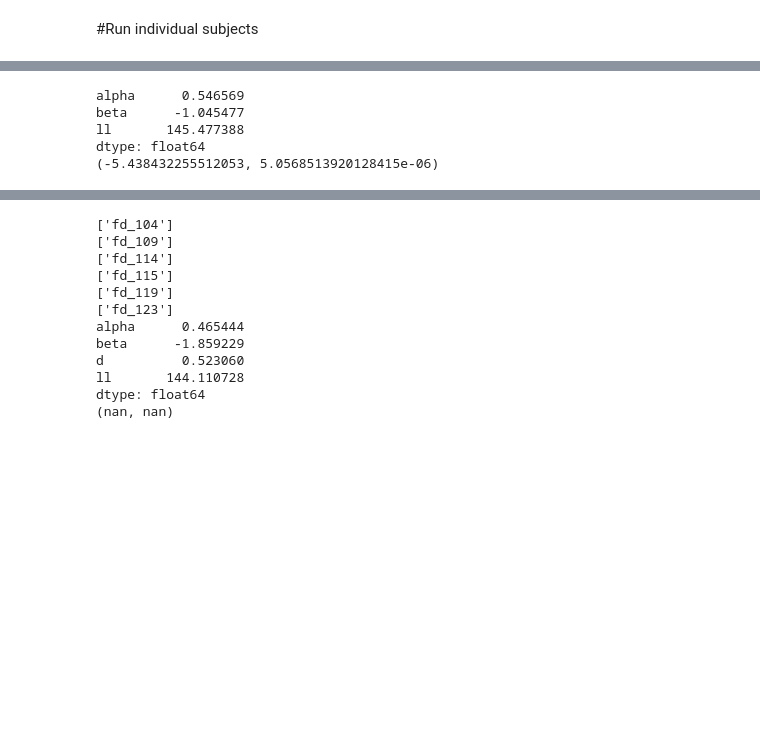
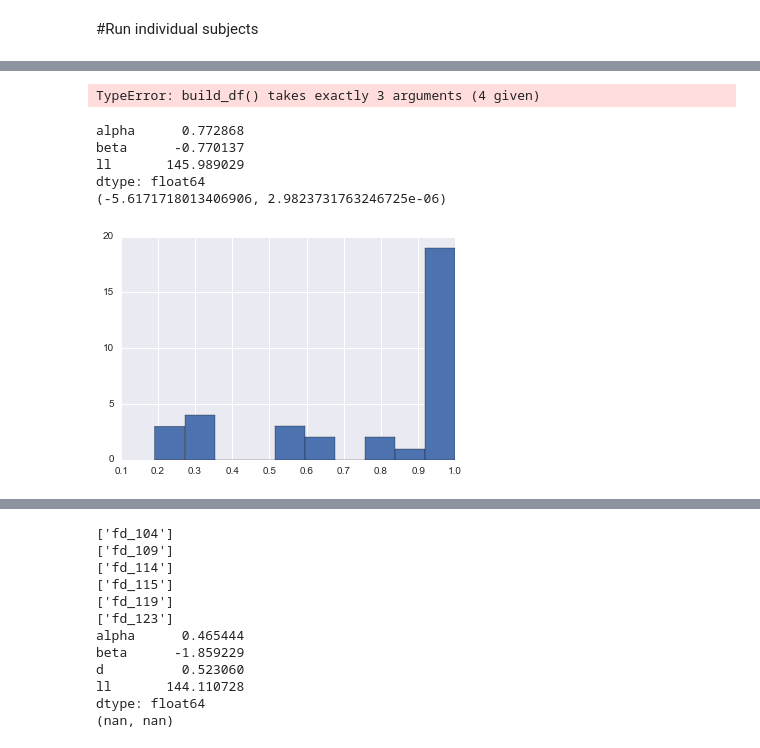
Before and after one commit to iancballard/feature-discrimination-analysis, a Jupyter notebook: RT_fitting.ipynb, the cells around one changed output, grey strips where cells are left out. Saved outputs shown, nothing was run; the diff lists cells and outputs as text; code cells hidden in the pictures; blank space fills up the shorter version.

Commit message:
finished major overhaul. Now much cleaner and works with leaky_RL and difference PE analyses

```diff
--- a/RT_fitting.ipynb
+++ b/RT_fitting.ipynb
@@ -280,7 +363,5 @@ def regress_all(params,predictors,num_runs,subjects,RL_func,exp_list,bootstrap):
 # %% [markdown]
 #Run all subjects together
 # %%
-bad_subs = ['fd_104','fd_107','fd_108','fd_109','fd_119','fd_133','fd_141','fd_143']
-# subs = [x for x in subjects if x not in bad_subs]
-subs = subjects
+#bad_subs = ['fd_104','fd_107','fd_108','fd_109','fd_119','fd_133','fd_141','fd_143']
 # %%
@@ -320,0 +384,18 @@ print beta
+# %%
+#parse result of minimization into a DF
+def res_to_df(RL_func,res):
+    out_df = {}
+    if RL_func.func_name == 'leaky_RL' or RL_func.func_name == 'blend_RL' :
+        out_df['alpha'] = scipy.stats.logistic.cdf(res.x[0]) #learning rate
+        out_df['d'] =scipy.stats.logistic.cdf(res.x[1]) #learning rate
+        out_df['beta'] = res.x[4]  #learning rate
+    else:
+        out_df['alpha'] = scipy.stats.logistic.cdf(res.x[0]) #learning rate
+        out_df['beta'] = res.x[3] #learning rate
+    out_df['ll'] = -1*res.fun #learning rate
+
+    return pd.DataFrame(out_df,index = ['all'])
+# %%
+leaky_res = run_group(leaky_RL,subjects)
+standard_res = run_group(standard_RL,subjects)
+dumb_res = run_group(dumb_RL,subjects)
@@ -320,0 +415,10 @@ print beta
+# %%
+leak_df = res_to_df(leaky_RL,leaky_res)
+standard_df = res_to_df(standard_RL,standard_res)
+dumb_df = res_to_df(dumb_RL,dumb_res)
+# blend_df = res_to_df(blend_RL,blend_res)
+
+# out = llrt(leak_df,dumb_df,3)
+out = llrt(leak_df,standard_df,1)
+# out = llrt(standard_df,dumb_df,1) #alt, null
+print out
@@ -371,33 +459,36 @@ Warning: Desired error not necessarily achieved due to precision loss.
 # %%
-# pool = multiprocessing.Pool(processes=6)
-# leaky_rl_output = pool.map(run_subjects_bothexp,subjects)
-# pool.terminate()
-# pool.join()
+pool = multiprocessing.Pool(processes=6)
+leaky_rl_output = pool.map(run_subjects,subjects)
+pool.terminate()
+pool.join()
+# %% [output]
+TypeError: build_df() takes exactly 3 arguments (4 given)
 # %%
 data = {'alpha':[],'beta':[],'sub':[],'ll':[]}
 for n,out in enumerate(standard_rl_output):
     sub, o = out
     if o.success or o.message == 'Desired error not necessarily achieved due to precision loss.':
         data['alpha'].append(scipy.stats.logistic.cdf(o.x[0]))
         data['beta'].append(o.x[3])
         data['sub'].append(sub[0])
         data['ll'].append(o.fun)
     else:
         print sub
         print o
         data['alpha'].append(np.nan)
         data['beta'].append(np.nan)
         data['sub'].append(sub[0])
         data['ll'].append(np.nan)
 
 data = pd.DataFrame(data)
 print data.mean()
 print scipy.stats.ttest_1samp(data['beta'],0)
-
+plt.hist(data['alpha'])
 standard_data = data.copy(deep=True)
 # %% [output]
-alpha      0.546569
-beta      -1.045477
-ll       145.477388
+alpha      0.772868
+beta      -0.770137
+ll       145.989029
 dtype: float64
-(-5.438432255512053, 5.0568513920128415e-06)
+(-5.6171718013406906, 2.9823731763246725e-06)
+[figure, added]
```
Also changed, not shown: parts of 24 cells of this notebook.
